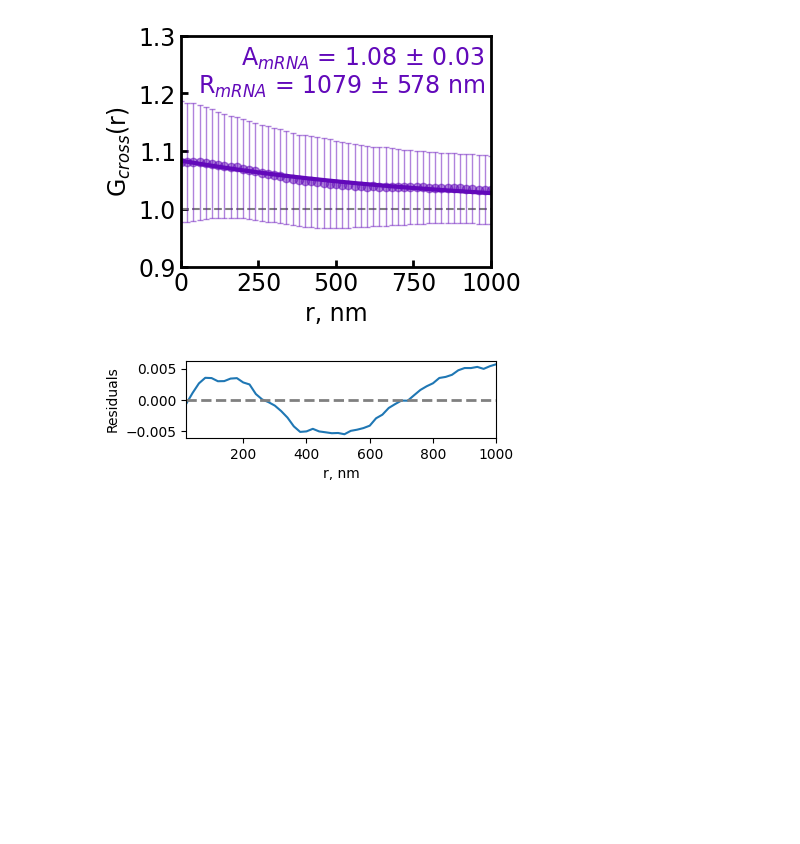
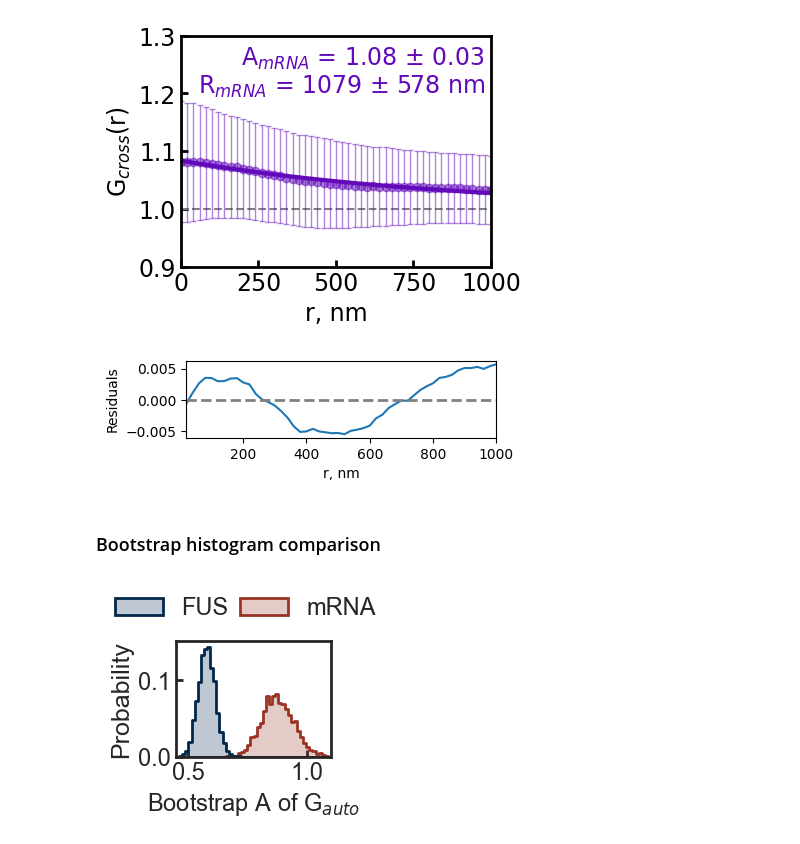
Before and after one commit to walterlab-um/intra_condensate_SPT, a Jupyter notebook: plot_paper_figure/Fig3_FL_FUS_ALEX_PCF.ipynb, the cells around one changed output. Drawn from its saved outputs; the diff is of its cells as text; code cells hidden in the pictures; blank space fills up the shorter version.

Commit message:
combine FUS and RNA G_auto, add BS histo

```diff
--- a/plot_paper_figure/Fig3_FL_FUS_ALEX_PCF.ipynb
+++ b/plot_paper_figure/Fig3_FL_FUS_ALEX_PCF.ipynb
@@ -3,7 +3,11 @@ import os
 import matplotlib.pyplot as plt
 import numpy as np
 from scipy.optimize import curve_fit
+import pandas as pd
+import seaborn as sns
 import pickle
+
+sns.set(color_codes=True, style="white")
 # %% [markdown]
 ### Load Data
 # %%
@@ -669,3 +830,65 @@ plt.savefig(
 )
 # %% [output]
 [figure]
+# %% [markdown]
+### Bootstrap histogram comparison
+# %%
+A_range = (0.45, 1.1)
+df_hist = pd.DataFrame(
+    {
+        "value": lst_A_FL + lst_A_FUS,
+        "label": np.concatenate(
+            [
+                np.repeat("mRNA", len(lst_A_FL)),
+                np.repeat("FUS", len(lst_A_FUS)),
+            ]
+        ),
+    },
+    dtype=object,
+)
+plt.figure(figsize=(2, 1.5))
+ax = sns.histplot(
+    data=df_hist,
+    x="value",
+    hue="label",
+    hue_order=["FUS", "mRNA"],
+    palette=["#00274c", "#9a3324"],
+    bins=50,
+    binrange=A_range,
+    stat="probability",
+    common_norm=False,
+    lw=2,
+    element="step",
+)
+plt.xlim(A_range[0], A_range[1])
+sns.move_legend(
+    ax,
+    "lower center",
+    bbox_to_anchor=(0.45, 1),
+    ncol=2,
+    title=None,
+    frameon=False,
+    fontsize=17,
+    columnspacing=0.5,
+)
+plt.xlabel("Bootstrap A of G$_{auto}$", fontsize=17)
+plt.ylabel("Probability", fontsize=18)
+plt.gca().spines[:].set_linewidth(2)
+plt.gca().tick_params(
+    axis="both",
+    which="major",
+    labelsize=17,
+    direction="in",
+    bottom=True,
+    left=True,
+    length=5,
+    width=2,
+)
+plt.savefig(
+    "autoFUS-autoRNA_PCF_" + switch_perLoc_perTrack + "_bootstrap_histo_compare_A.png",
+    format="png",
+    bbox_inches="tight",
+    dpi=300,
+)
+# %% [output]
+[figure, added]
```
Also changed, not shown: parts of 13 cells of this notebook.
